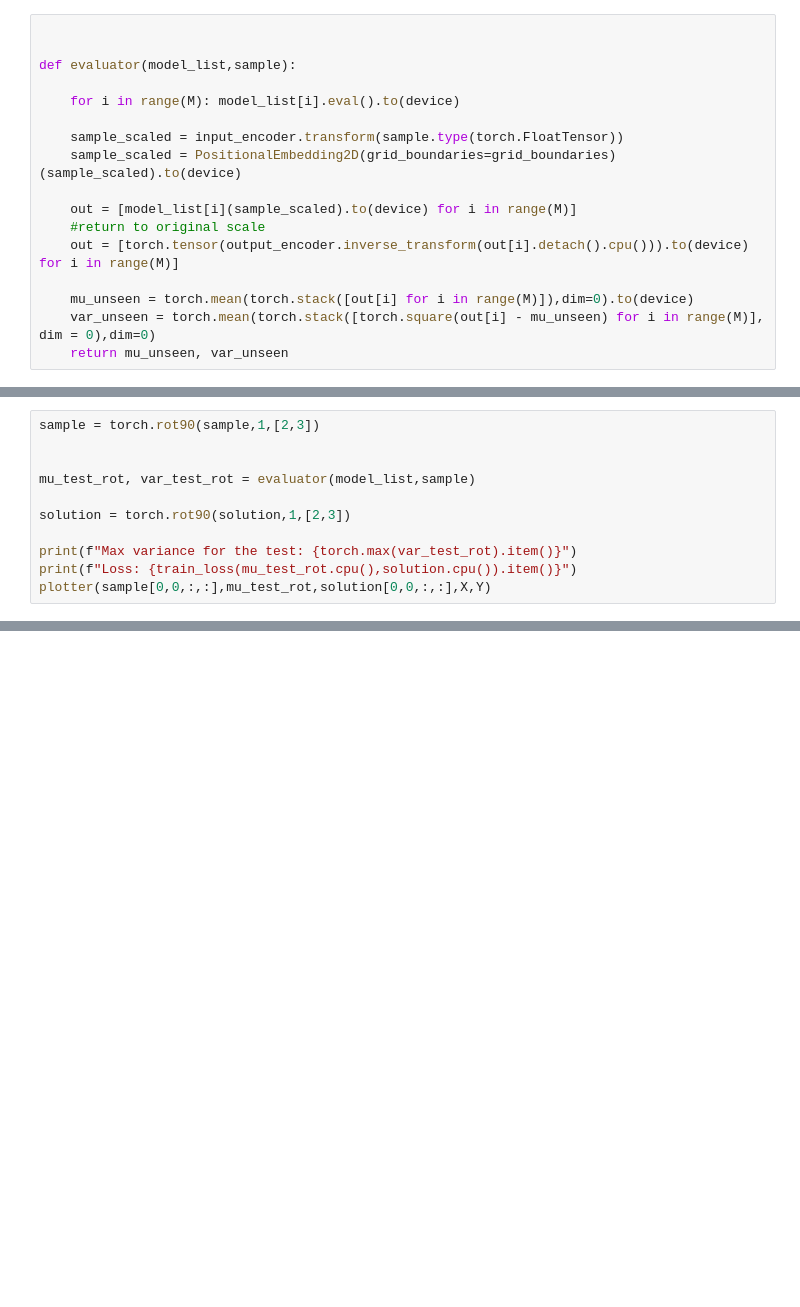
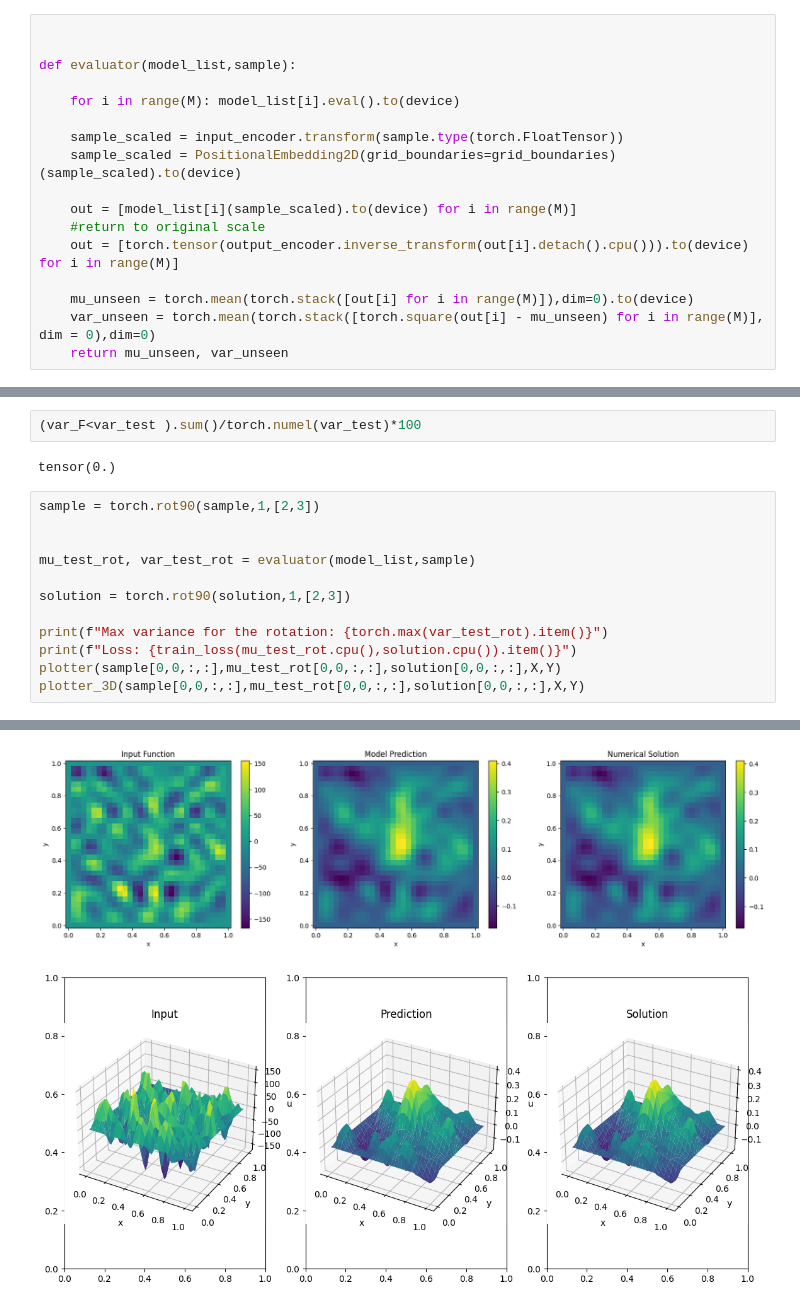
Before and after one commit to frasermartinx/MScProject, a Jupyter notebook: code/Ensemble-results.ipynb, the cells around one changed output, grey strips where cells are left out. Saved outputs shown, nothing was run; the diff lists cells and outputs as text; blank space fills up the shorter version.

```diff
--- a/code/Ensemble-results.ipynb
+++ b/code/Ensemble-results.ipynb
@@ -285,3 +292,7 @@ Loss: 0.008939485065639019
+# %%
+(var_F<var_test ).sum()/torch.numel(var_test)*100
+# %% [output]
+tensor(0.)
 # %%
 sample = torch.rot90(sample,1,[2,3])
 
@@ -290,7 +301,8 @@ mu_test_rot, var_test_rot = evaluator(model_list,sample)
 
 solution = torch.rot90(solution,1,[2,3])
 
-print(f"Max variance for the test: {torch.max(var_test_rot).item()}")
+print(f"Max variance for the rotation: {torch.max(var_test_rot).item()}")
 print(f"Loss: {train_loss(mu_test_rot.cpu(),solution.cpu()).item()}")
-plotter(sample[0,0,:,:],mu_test_rot,solution[0,0,:,:],X,Y)
+plotter(sample[0,0,:,:],mu_test_rot[0,0,:,:],solution[0,0,:,:],X,Y)
+plotter_3D(sample[0,0,:,:],mu_test_rot[0,0,:,:],solution[0,0,:,:],X,Y)
 # %% [output]
@@ -297,0 +311,2 @@ NameError: name 'torch' is not defined
+[figure, added]
+[figure, added]
```
Also changed, not shown: parts of 8 cells of this notebook.
